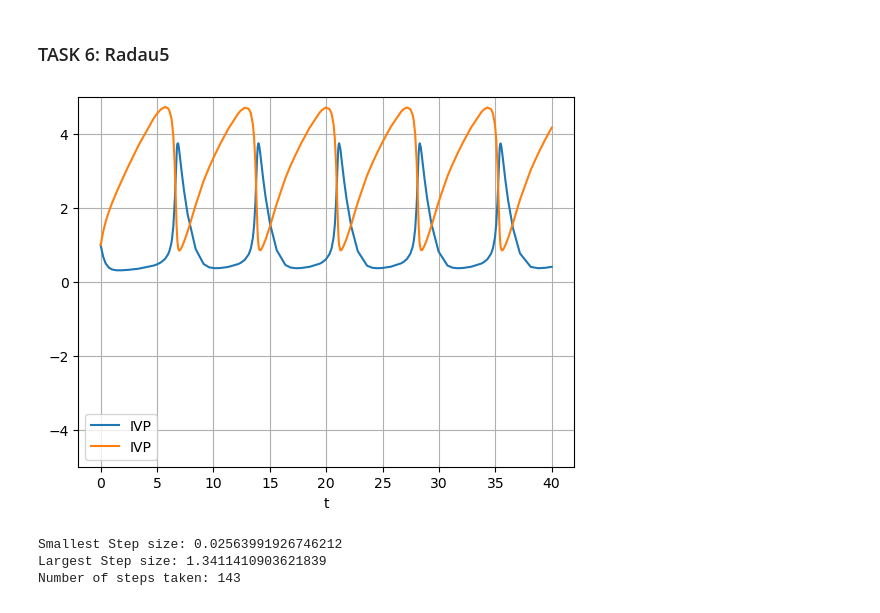
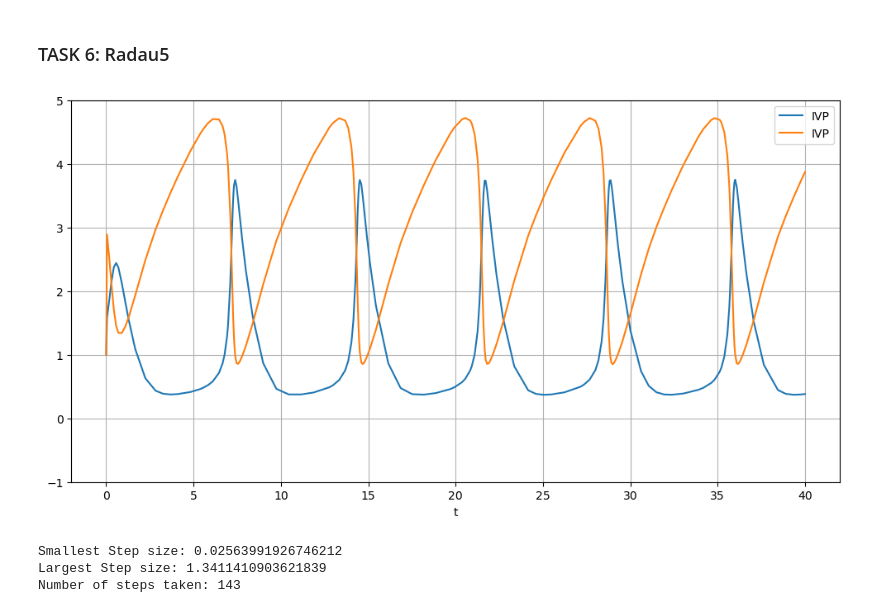
Before and after one commit to VogelBenjamin/Integration-of-Stiff-ODEs, a Jupyter notebook: Integration of stiff ODE-Brusselator.ipynb, the cells around one changed output. Cells and saved outputs as stored; diff of their text form; code cells hidden in the pictures.

```diff
--- a/Integration of stiff ODE-Brusselator.ipynb
+++ b/Integration of stiff ODE-Brusselator.ipynb
@@ -431,7 +432,7 @@ for h in h_values:
 
     # Right plot: Exact and discretized solutions
     plt.subplot(1, 2, 2)
-    visualize_IVP(*IVP(lambda t,y : model(t,y,alpha=a,beta=b),np.array([1,1]),h,20,method=forward_euler), ["$y_1$","$y_2$"])
+    visualize_IVP(*IVP(lambda t,y : model(t,y,alpha=a,beta=b),np.array([1.5,3]),h,20,method=forward_euler), ["$y_1$","$y_2$"])
     plt.xlabel("t")
     plt.ylabel("y")
     plt.title(f"IVP Analysis (h={h}, λ={l})")
@@ -490,7 +491,7 @@ for h in h_values:
 
     # Right plot: Exact and discretized solutions
     plt.subplot(1, 2, 2)
-    visualize_IVP(*IVP(lambda t,y : model(t,y,alpha=a,beta=b),np.array([1,1]),h,20,method=explicit_RK_2), ["$y_1$","$y_2$"])
+    visualize_IVP(*IVP(lambda t,y : model(t,y,alpha=a,beta=b),np.array([1.5,3]),h,20,method=explicit_RK_2), ["$y_1$","$y_2$"])
     plt.xlabel("t")
     plt.ylabel("y")
     plt.title(f"IVP Analysis (h={h}, λ={l})")
@@ -550,7 +551,7 @@ for h in h_values:
 
     # Right plot: Exact and discretized solutions
     plt.subplot(1, 2, 2)
-    visualize_IVP(*IVP(lambda t,y : model(t,y,alpha=a,beta=b),np.array([1,1]),h,40,method=explicit_RK_4), ["$y_1$","$y_2$"])
+    visualize_IVP(*IVP(lambda t,y : model(t,y,alpha=a,beta=b),np.array([1.5,3]),h,40,method=explicit_RK_4), ["$y_1$","$y_2$"])
     plt.xlabel("t")
     plt.ylabel("y")
     plt.title(f"IVP Analysis (h={h}, λ={l})")
@@ -650,7 +651,7 @@ for h in h_values:
 
     # Right plot: Exact and discretized solutions
     plt.subplot(1, 2, 2)
-    visualize_IVP(*IVP(lambda t,y : model(t,y,alpha=a,beta=b),np.array([1,1]),h,40,method=backward_euler), ["$y_1$","$y_2$"])
+    visualize_IVP(*IVP(lambda t,y : model(t,y,alpha=a,beta=b),np.array([1.5,3]),h,40,method=backward_euler), ["$y_1$","$y_2$"])
     plt.xlabel("t")
     plt.ylabel("y")
     plt.title(f"IVP Analysis (h={h}, λ={l})")
@@ -672,27 +673,28 @@ The implicit euler method is stable for most time steps. If the timesteps become
 # %%
 m = lambda t,y : model(t,y)
 steps = []
 def radau_gen(f,y,t):
     rad_obj = scp.integrate.Radau(f,0,y,t)
     while True:
         rad_obj.step()
         yield rad_obj.y, rad_obj.t, rad_obj.step_size
         if rad_obj.t == t:
             break
 ts = [0]
 ys = [[1,1]]
-for y,t,h in radau_gen(m,np.array([1,1]),40):
+for y,t,h in radau_gen(m,np.array([1.5,3]),40):
     ts.append(t)
     ys.append(y)
     steps.append(h)
 
+plt.figure(figsize=(12,6))
 plt.plot(ts,ys, label=f"IVP")
 plt.xlabel(f"t")
-plt.ylim(-5,5)
+plt.ylim(-1,5)
 plt.legend()
 plt.grid()
 # %% [output]
-[figure, old version]
+[figure, new version]
 # %%
 #
 # step sizes used by radau5
```
Also changed, not shown: parts of 13 cells of this notebook.
